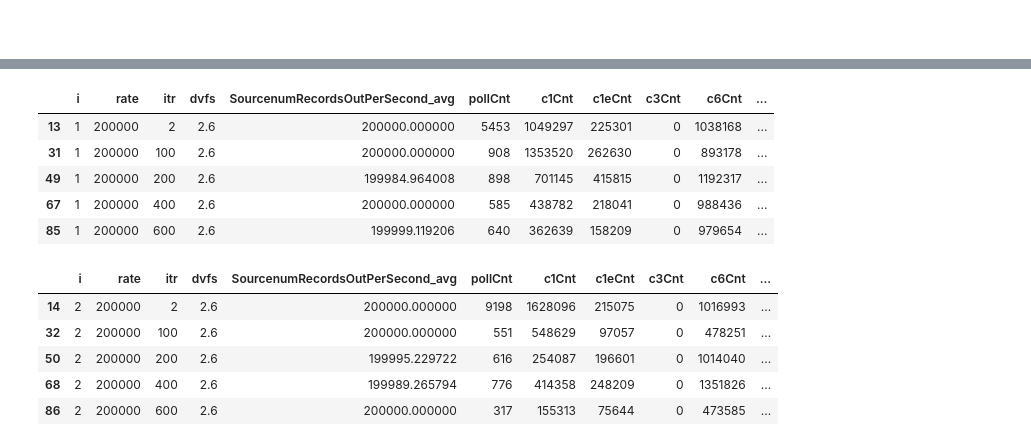
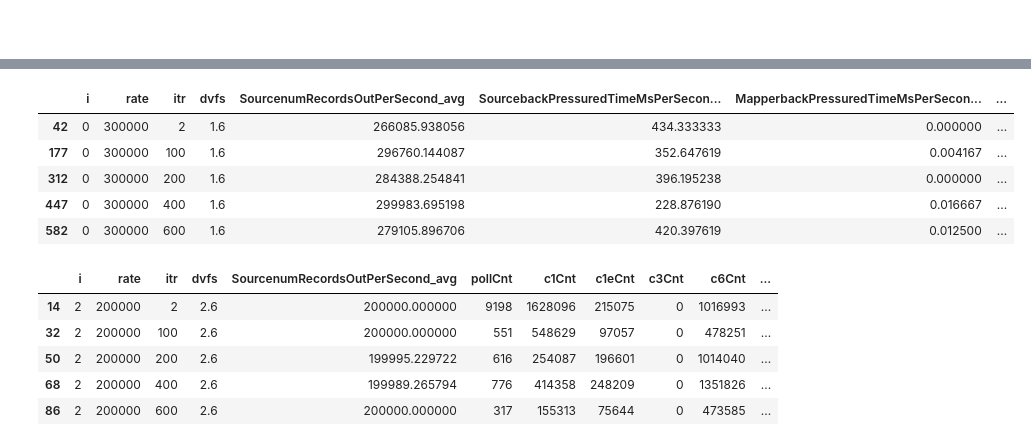
Before and after one commit to EEStrmCmptng/experiment-scripts, a Jupyter notebook: jupyter-notebook/flink6.ipynb, the cells around one changed output, grey strips where cells are left out. Saved outputs shown, nothing was run; the diff lists cells and outputs as text; code cells hidden in the pictures.

```diff
--- a/jupyter-notebook/flink6.ipynb
+++ b/jupyter-notebook/flink6.ipynb
@@ -227,16 +227,14 @@ d[((d.i==0) & (d.dvfs == 2.6) & (d.rate==200000))][['i', 'rate', 'itr', 'dvfs',
 # %%
-d[((d.i==1) & (d.dvfs == 2.6) & (d.rate==200000))][['i', 'rate', 'itr', 'dvfs',
-   'SourcenumRecordsOutPerSecond_avg', 'pollCnt', 'c1Cnt', 'c1eCnt', 'c3Cnt', 'c6Cnt',
-   'watts_avg', 'watts_std', 'rxPackets', 'rxBytes',
-       'txPackets', 'txBytes', 'erxPackets', 'erxBytes', 'etxPackets',
-       'etxBytes']]
+d[((d.i==0) & (d.dvfs == 1.6) & (d.rate==300000))][['i', 'rate', 'itr', 'dvfs',
+   'SourcenumRecordsOutPerSecond_avg', 'SourcebackPressuredTimeMsPerSecond_avg', 'MapperbackPressuredTimeMsPerSecond_avg',
+   'watts_avg', 'watts_std']]
 # %% [output]
-|  | i | rate | itr | dvfs | SourcenumRecordsOutPerSecond_avg | pollCnt | c1Cnt | c1eCnt | c3Cnt | c6Cnt | ... |
-| 13 | 1 | 200000 | 2 | 2.6 | 200000.000000 | 5453 | 1049297 | 225301 | 0 | 1038168 | ... |
-| 31 | 1 | 200000 | 100 | 2.6 | 200000.000000 | 908 | 1353520 | 262630 | 0 | 893178 | ... |
-| 49 | 1 | 200000 | 200 | 2.6 | 199984.964008 | 898 | 701145 | 415815 | 0 | 1192317 | ... |
-| 67 | 1 | 200000 | 400 | 2.6 | 200000.000000 | 585 | 438782 | 218041 | 0 | 988436 | ... |
-| 85 | 1 | 200000 | 600 | 2.6 | 199999.119206 | 640 | 362639 | 158209 | 0 | 979654 | ... |
+|  | i | rate | itr | dvfs | SourcenumRecordsOutPerSecond_avg | SourcebackPressuredTimeMsPerSecon... | MapperbackPressuredTimeMsPerSecon... | ... |
+| 42 | 0 | 300000 | 2 | 1.6 | 266085.938056 | 434.333333 | 0.000000 | ... |
+| 177 | 0 | 300000 | 100 | 1.6 | 296760.144087 | 352.647619 | 0.004167 | ... |
+| 312 | 0 | 300000 | 200 | 1.6 | 284388.254841 | 396.195238 | 0.000000 | ... |
+| 447 | 0 | 300000 | 400 | 1.6 | 299983.695198 | 228.876190 | 0.016667 | ... |
+| 582 | 0 | 300000 | 600 | 1.6 | 279105.896706 | 420.397619 | 0.012500 | ... |
 # %%
 d[((d.i==2) & (d.dvfs == 2.6) & (d.rate==200000))][['i', 'rate', 'itr', 'dvfs',
    'SourcenumRecordsOutPerSecond_avg', 'pollCnt', 'c1Cnt', 'c1eCnt', 'c3Cnt', 'c6Cnt',
```
Also changed, not shown: parts of 3 cells of this notebook, 4 other files.
